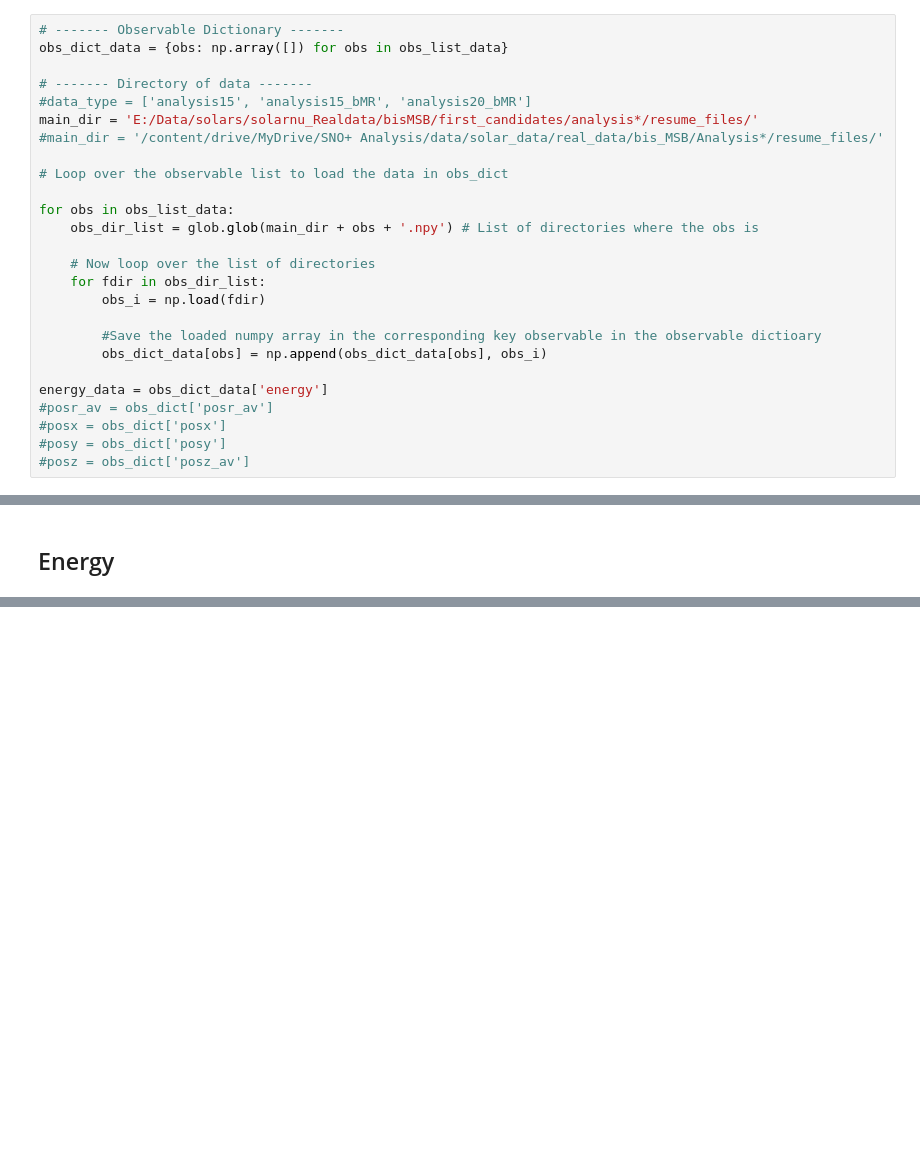
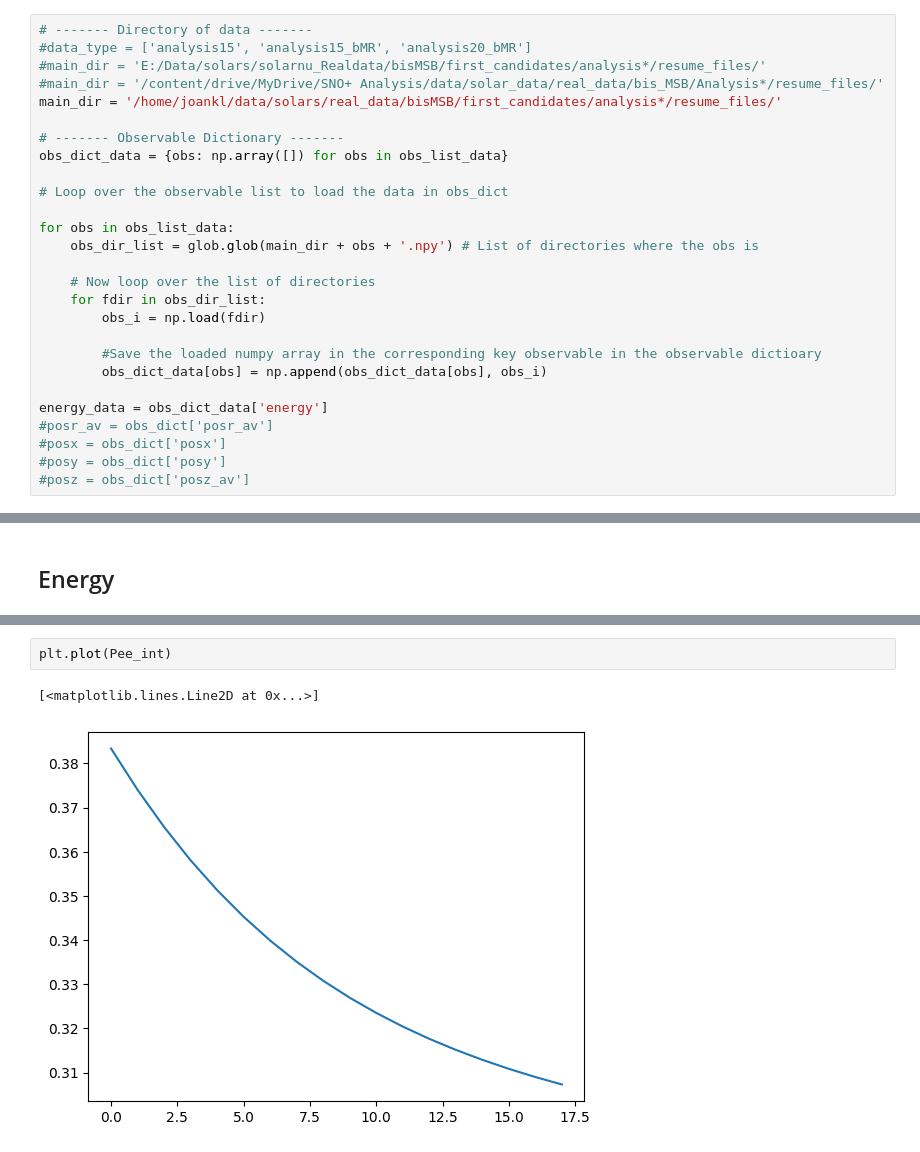
Before and after one commit to joankl/Solar-Neutrinos-Project, a Jupyter notebook: real data analysis/bisMSB/MC vs Data.ipynb, the cells around one changed output, grey strips where cells are left out. Cells and saved outputs as stored; diff of their text form; blank space fills up the shorter version.

Commit message:
Add files via upload
Update existing files and adding a new one for the coincidence background candidates.

```diff
--- a/real data analysis/bisMSB/MC vs Data.ipynb
+++ b/real data analysis/bisMSB/MC vs Data.ipynb
@@ -82,13 +100,14 @@ plt.show()
 # %% [markdown]
 ## Real Data
 # %%
+# ------- Directory of data -------
+#data_type = ['analysis15', 'analysis15_bMR', 'analysis20_bMR']
+#main_dir = 'E:/Data/solars/solarnu_Realdata/bisMSB/first_candidates/analysis*/resume_files/'
+#main_dir = '/content/drive/MyDrive/SNO+ Analysis/data/solar_data/real_data/bis_MSB/Analysis*/resume_files/'
+main_dir = '/home/joankl/data/solars/real_data/bisMSB/first_candidates/analysis*/resume_files/'
+
 # ------- Observable Dictionary -------
 obs_dict_data = {obs: np.array([]) for obs in obs_list_data}
-
-# ------- Directory of data -------
-#data_type = ['analysis15', 'analysis15_bMR', 'analysis20_bMR']
-main_dir = 'E:/Data/solars/solarnu_Realdata/bisMSB/first_candidates/analysis*/resume_files/'
-#main_dir = '/content/drive/MyDrive/SNO+ Analysis/data/solar_data/real_data/bis_MSB/Analysis*/resume_files/'
 
 # Loop over the observable list to load the data in obs_dict
 
@@ -287,0 +336,5 @@ plt.show()
+# %%
+plt.plot(Pee_int)
+# %% [output]
+[<matplotlib.lines.Line2D at 0x...>]
+[figure, added]
```
Also changed, not shown: parts of 11 cells of this notebook, 2 other files.
